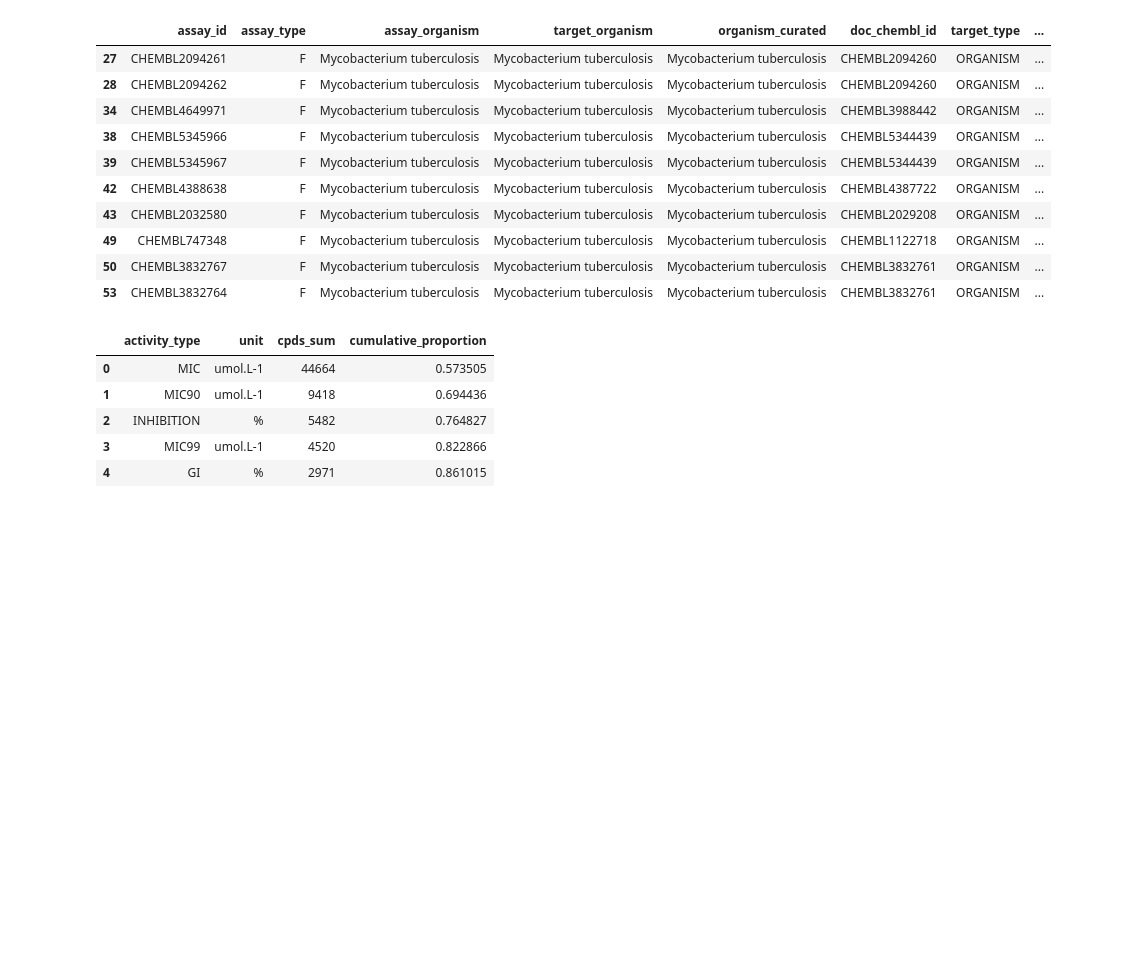
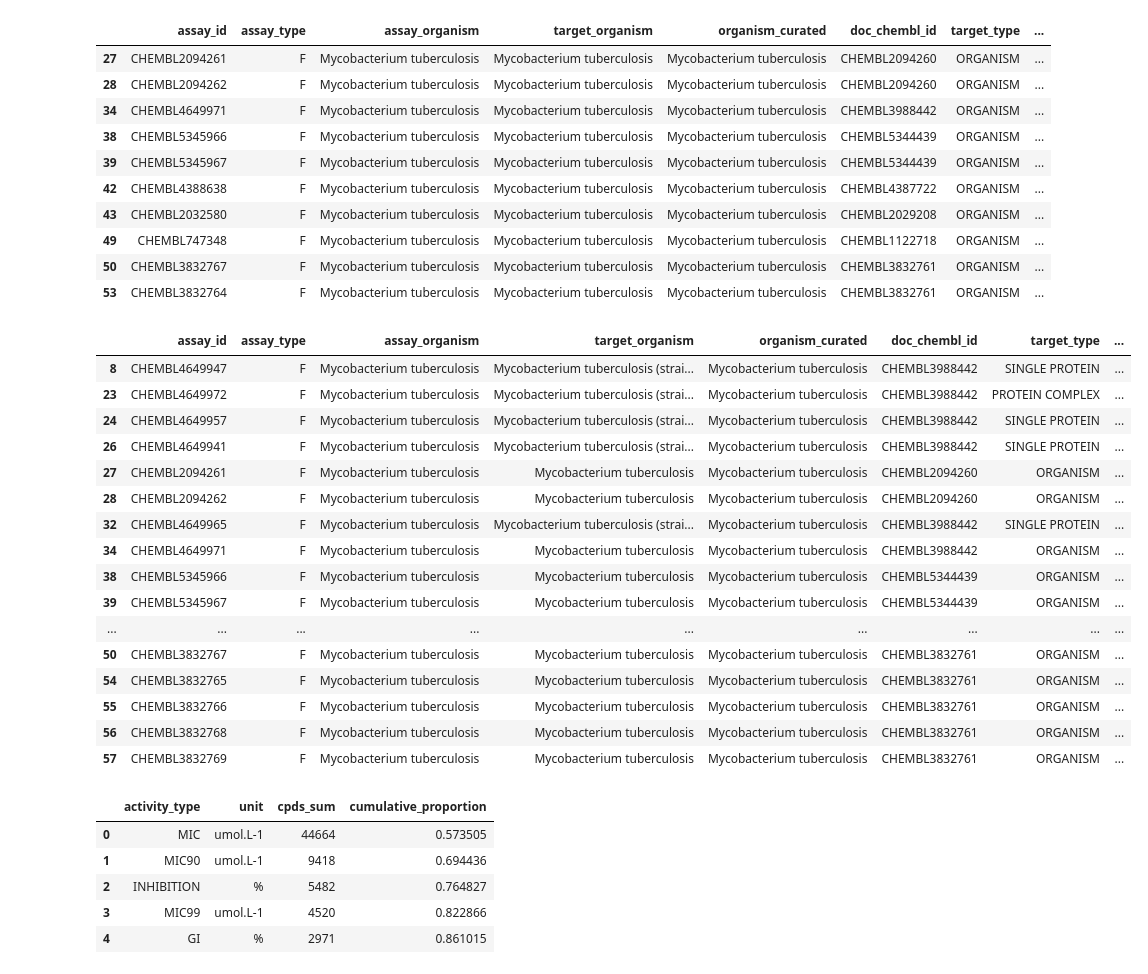
Before and after one commit to ersilia-os/chembl-antimicrobial-tasks, a Jupyter notebook: notebooks/merging.ipynb, the cells around one changed output. Cells and saved outputs as stored; diff of their text form; code cells hidden in the pictures; blank space fills up the shorter version.

```diff
--- a/notebooks/merging.ipynb
+++ b/notebooks/merging.ipynb
@@ -163,6 +163,26 @@ ASSAYS_MASTER[(ASSAYS_MASTER['Accepted'].isna()) & (ASSAYS_MASTER['target_type_c
 | 49 | CHEMBL747348 | F | Mycobacterium tuberculosis | Mycobacterium tuberculosis | Mycobacterium tuberculosis | CHEMBL1122718 | ORGANISM | ... |
 | 50 | CHEMBL3832767 | F | Mycobacterium tuberculosis | Mycobacterium tuberculosis | Mycobacterium tuberculosis | CHEMBL3832761 | ORGANISM | ... |
 | 53 | CHEMBL3832764 | F | Mycobacterium tuberculosis | Mycobacterium tuberculosis | Mycobacterium tuberculosis | CHEMBL3832761 | ORGANISM | ... |
+# %%
+ASSAYS_MASTER[ASSAYS_MASTER['Considered'].isna()][:20]
+# %% [output]
+|  | assay_id | assay_type | assay_organism | target_organism | organism_curated | doc_chembl_id | target_type | ... |
+| 8 | CHEMBL4649947 | F | Mycobacterium tuberculosis | Mycobacterium tuberculosis (strai... | Mycobacterium tuberculosis | CHEMBL3988442 | SINGLE PROTEIN | ... |
+| 23 | CHEMBL4649972 | F | Mycobacterium tuberculosis | Mycobacterium tuberculosis (strai... | Mycobacterium tuberculosis | CHEMBL3988442 | PROTEIN COMPLEX | ... |
+| 24 | CHEMBL4649957 | F | Mycobacterium tuberculosis | Mycobacterium tuberculosis (strai... | Mycobacterium tuberculosis | CHEMBL3988442 | SINGLE PROTEIN | ... |
+| 26 | CHEMBL4649941 | F | Mycobacterium tuberculosis | Mycobacterium tuberculosis (strai... | Mycobacterium tuberculosis | CHEMBL3988442 | SINGLE PROTEIN | ... |
+| 27 | CHEMBL2094261 | F | Mycobacterium tuberculosis | Mycobacterium tuberculosis | Mycobacterium tuberculosis | CHEMBL2094260 | ORGANISM | ... |
+| 28 | CHEMBL2094262 | F | Mycobacterium tuberculosis | Mycobacterium tuberculosis | Mycobacterium tuberculosis | CHEMBL2094260 | ORGANISM | ... |
+| 32 | CHEMBL4649965 | F | Mycobacterium tuberculosis | Mycobacterium tuberculosis (strai... | Mycobacterium tuberculosis | CHEMBL3988442 | SINGLE PROTEIN | ... |
+| 34 | CHEMBL4649971 | F | Mycobacterium tuberculosis | Mycobacterium tuberculosis | Mycobacterium tuberculosis | CHEMBL3988442 | ORGANISM | ... |
+| 38 | CHEMBL5345966 | F | Mycobacterium tuberculosis | Mycobacterium tuberculosis | Mycobacterium tuberculosis | CHEMBL5344439 | ORGANISM | ... |
+| 39 | CHEMBL5345967 | F | Mycobacterium tuberculosis | Mycobacterium tuberculosis | Mycobacterium tuberculosis | CHEMBL5344439 | ORGANISM | ... |
+| ... | ... | ... | ... | ... | ... | ... | ... | ... |
+| 50 | CHEMBL3832767 | F | Mycobacterium tuberculosis | Mycobacterium tuberculosis | Mycobacterium tuberculosis | CHEMBL3832761 | ORGANISM | ... |
+| 54 | CHEMBL3832765 | F | Mycobacterium tuberculosis | Mycobacterium tuberculosis | Mycobacterium tuberculosis | CHEMBL3832761 | ORGANISM | ... |
+| 55 | CHEMBL3832766 | F | Mycobacterium tuberculosis | Mycobacterium tuberculosis | Mycobacterium tuberculosis | CHEMBL3832761 | ORGANISM | ... |
+| 56 | CHEMBL3832768 | F | Mycobacterium tuberculosis | Mycobacterium tuberculosis | Mycobacterium tuberculosis | CHEMBL3832761 | ORGANISM | ... |
+| 57 | CHEMBL3832769 | F | Mycobacterium tuberculosis | Mycobacterium tuberculosis | Mycobacterium tuberculosis | CHEMBL3832761 | ORGANISM | ... |
 # %%
 cpds_by_pair = (ASSAYS_MASTER[(ASSAYS_MASTER['Considered'].isna()) & (ASSAYS_MASTER['target_type_curated_extra'] == 'ORGANISM')]
     .groupby(["activity_type", "unit"], dropna=False)["cpds"]
```
Also changed, not shown: parts of 9 cells of this notebook, 1 other file.
